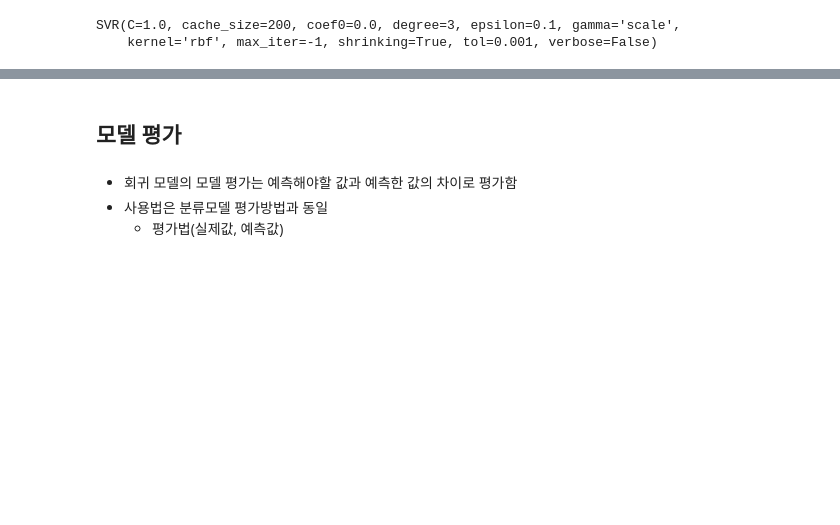
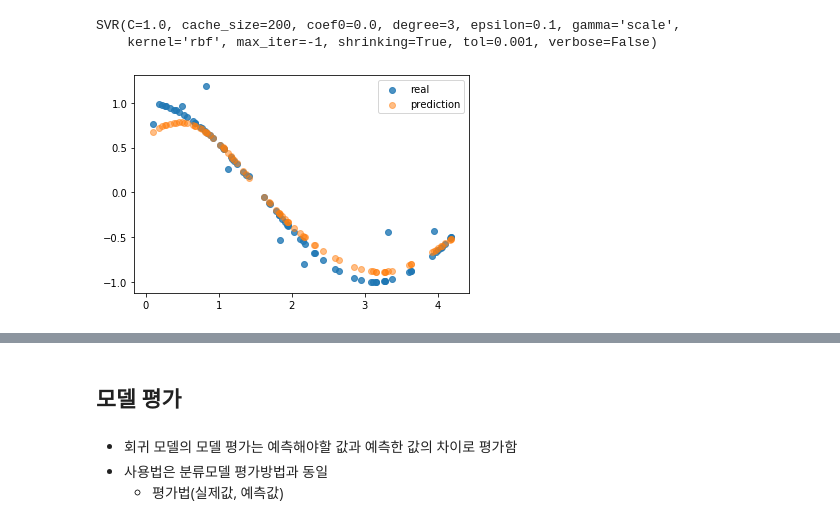
Before and after one commit to WoongheeLee/class-2020-Artificial-Intelligence-and-Future-Society, a Jupyter notebook: week10/support_vector_machines.ipynb, the cells around one changed output, grey strips where cells are left out. Saved outputs shown, nothing was run; the diff lists cells and outputs as text; code cells hidden in the pictures; blank space fills up the shorter version.

```diff
--- a/week10/support_vector_machines.ipynb
+++ b/week10/support_vector_machines.ipynb
@@ -543,6 +538,6 @@ plt.show()
 # %%
 # 학습 데이터와 테스트 데이터 나누기
-X_train, X_test, y_train, y_test = train_test_split(X, y, test_size=.05, shuffle=True, random_state=0)
+X_train, X_test, y_train, y_test = train_test_split(X, y, test_size=.80, shuffle=True, random_state=0)
 # %%
 # 학습 데이터 그려보기
 plt.scatter(X_train, y_train)
@@ -572,3 +567,10 @@ SVR(C=1.0, cache_size=200, coef0=0.0, degree=3, epsilon=0.1, gamma='scale',
 # %%
 # 학습한 결과 확인
 y_pred = svr.predict(X_test)
+# %%
+plt.scatter(X_test, y_test, label='real', alpha=.8)
+plt.scatter(X_test, y_pred, label='prediction', alpha=.5)
+plt.legend()
+plt.show()
+# %% [output]
+[figure, added]
```
Also changed, not shown: parts of 46 cells of this notebook.
